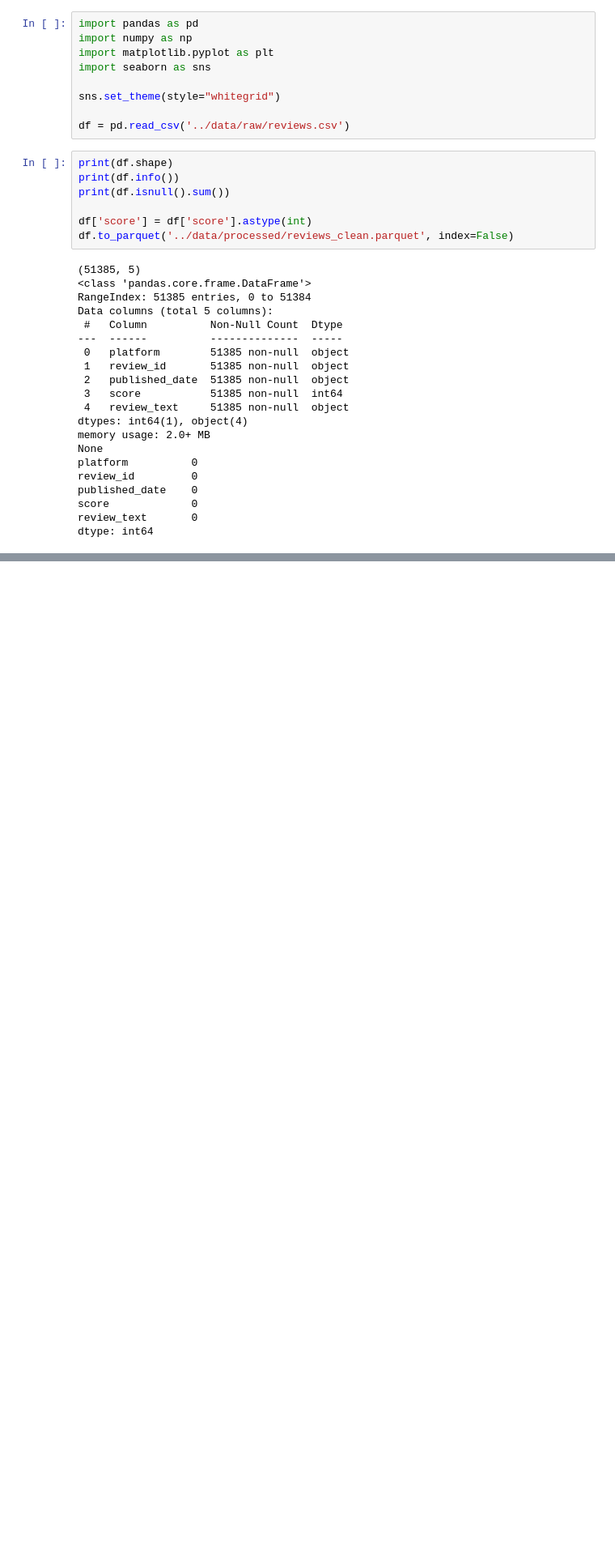
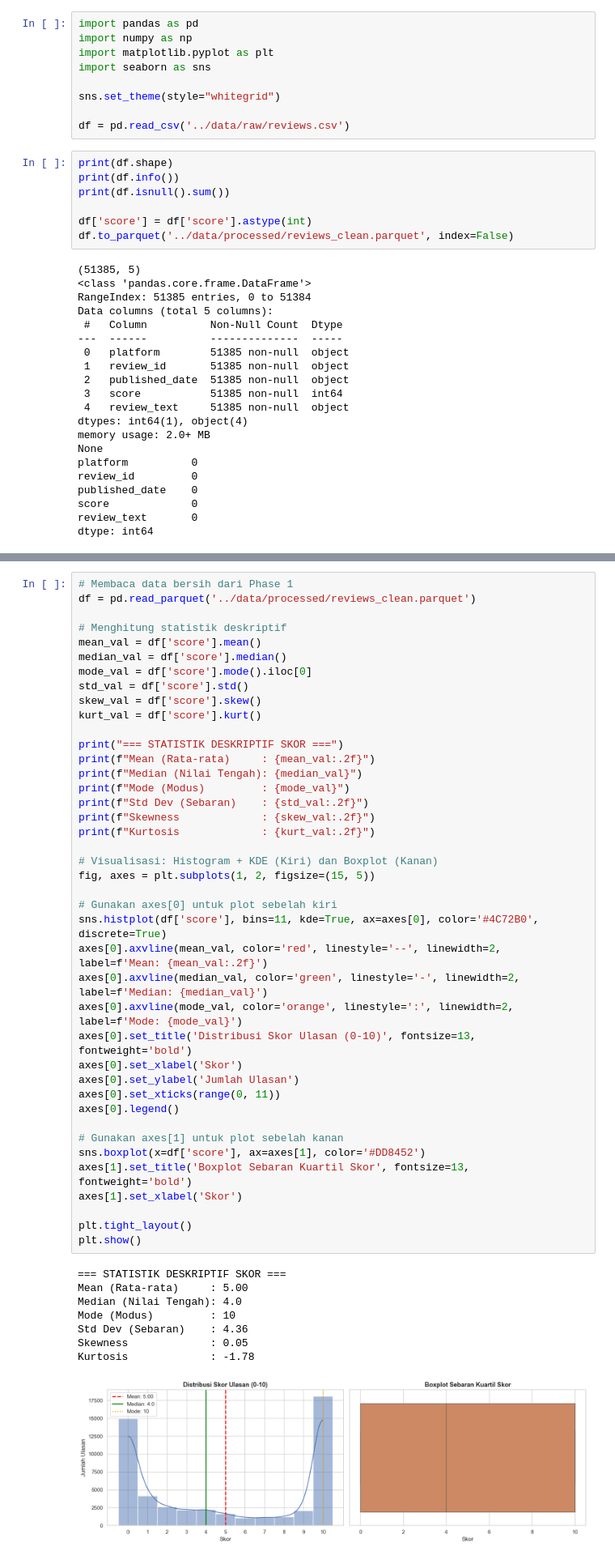
Before and after one commit to sutarozu/gta-vi-descriptive-analytics, a Jupyter notebook: notebooks/01_eda_eksplorasi.ipynb, the cells around one changed output, grey strips where cells are left out. Shown at 81% size. Cells and saved outputs as stored; diff of their text form; blank space fills up the shorter version.

Commit message:
feat: analyze score distribution, statistics, and sentiment proportions

```diff
--- a/notebooks/01_eda_eksplorasi.ipynb
+++ b/notebooks/01_eda_eksplorasi.ipynb
@@ -41,0 +46,50 @@ dtype: int64
+# %%
+# Membaca data bersih dari Phase 1
+df = pd.read_parquet('../data/processed/reviews_clean.parquet')
+
+# Menghitung statistik deskriptif
+mean_val = df['score'].mean()
+median_val = df['score'].median()
+mode_val = df['score'].mode().iloc[0]
+std_val = df['score'].std()
+skew_val = df['score'].skew()
+kurt_val = df['score'].kurt()
+
+print("=== STATISTIK DESKRIPTIF SKOR ===")
+print(f"Mean (Rata-rata)     : {mean_val:.2f}")
+print(f"Median (Nilai Tengah): {median_val}")
+print(f"Mode (Modus)         : {mode_val}")
+print(f"Std Dev (Sebaran)    : {std_val:.2f}")
+print(f"Skewness             : {skew_val:.2f}")
+print(f"Kurtosis             : {kurt_val:.2f}")
+
+# Visualisasi: Histogram + KDE (Kiri) dan Boxplot (Kanan)
+fig, axes = plt.subplots(1, 2, figsize=(15, 5))
+
+# Gunakan axes[0] untuk plot sebelah kiri
+sns.histplot(df['score'], bins=11, kde=True, ax=axes[0], color='#4C72B0', discrete=True)
+axes[0].axvline(mean_val, color='red', linestyle='--', linewidth=2, label=f'Mean: {mean_val:.2f}')
+axes[0].axvline(median_val, color='green', linestyle='-', linewidth=2, label=f'Median: {median_val}')
+axes[0].axvline(mode_val, color='orange', linestyle=':', linewidth=2, label=f'Mode: {mode_val}')
+axes[0].set_title('Distribusi Skor Ulasan (0-10)', fontsize=13, fontweight='bold')
+axes[0].set_xlabel('Skor')
+axes[0].set_ylabel('Jumlah Ulasan')
+axes[0].set_xticks(range(0, 11))
+axes[0].legend()
+
+# Gunakan axes[1] untuk plot sebelah kanan
+sns.boxplot(x=df['score'], ax=axes[1], color='#DD8452')
+axes[1].set_title('Boxplot Sebaran Kuartil Skor', fontsize=13, fontweight='bold')
+axes[1].set_xlabel('Skor')
+
+plt.tight_layout()
+plt.show()
+# %% [output]
+=== STATISTIK DESKRIPTIF SKOR ===
+Mean (Rata-rata)     : 5.00
+Median (Nilai Tengah): 4.0
+Mode (Modus)         : 10
+Std Dev (Sebaran)    : 4.36
+Skewness             : 0.05
+Kurtosis             : -1.78
+[figure, added]
```
Also changed, not shown: parts of 5 cells of this notebook.
